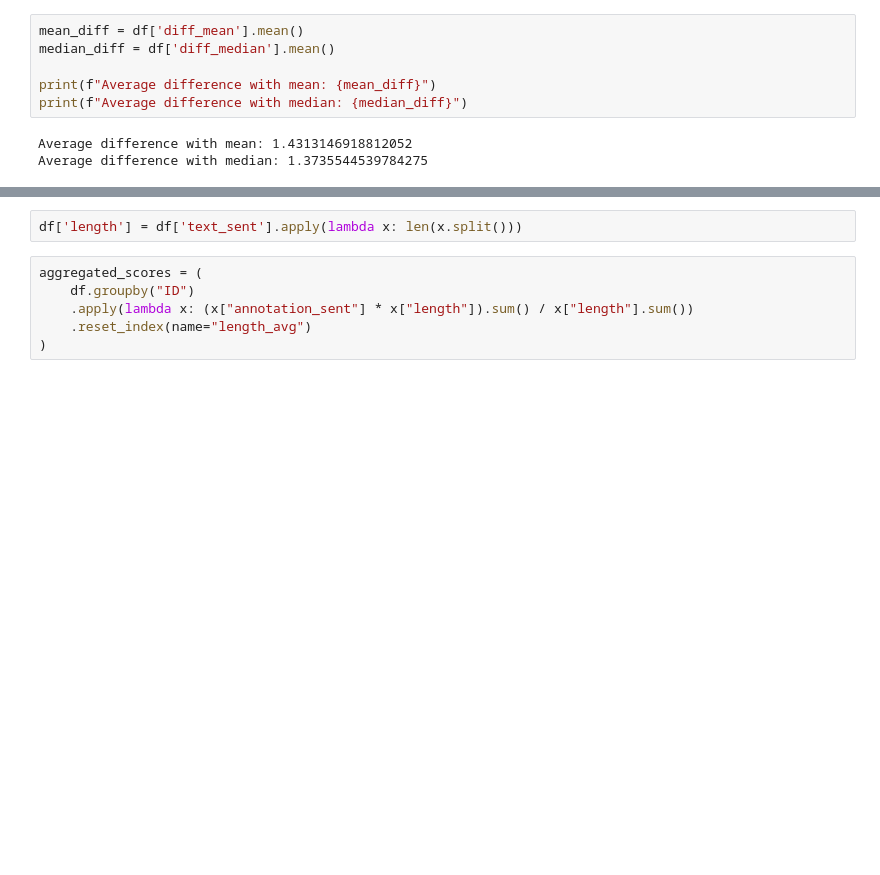
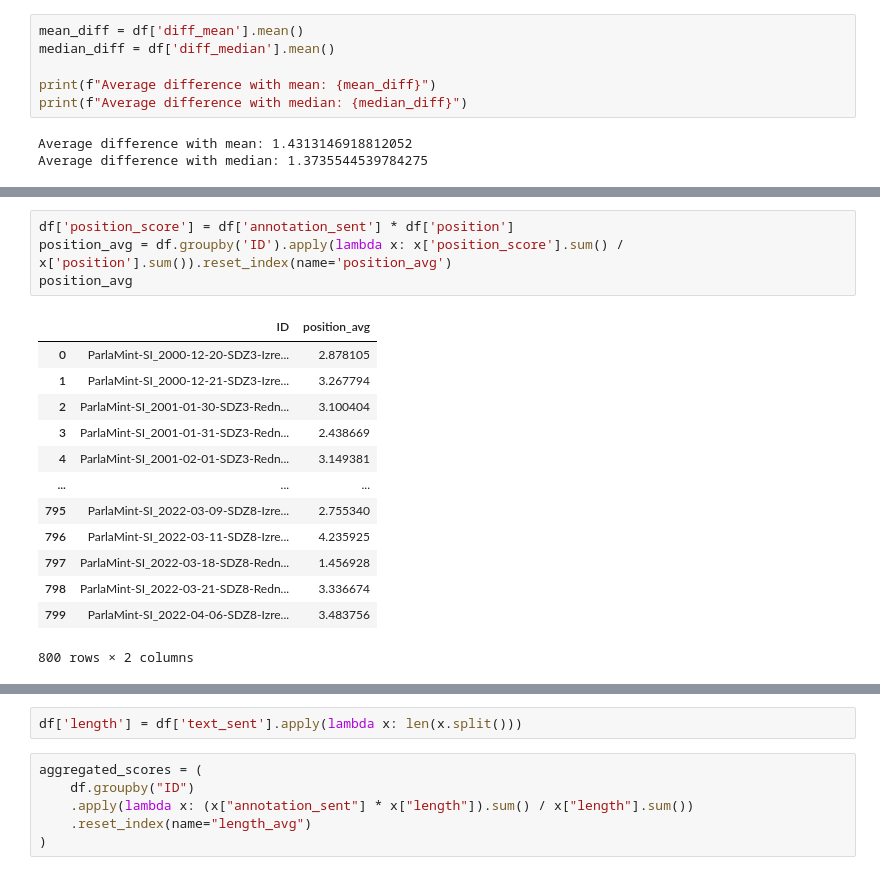
Before and after one commit to katjameden/ParlaMint_Sentiment, a Jupyter notebook: Aggregation/Notebooks/Aggregation_dev.ipynb, the cells around one changed output, grey strips where cells are left out. Saved outputs shown, nothing was run; the diff lists cells and outputs as text; blank space fills up the shorter version.

```diff
--- a/Aggregation/Notebooks/Aggregation_dev.ipynb
+++ b/Aggregation/Notebooks/Aggregation_dev.ipynb
@@ -99 +104,19 @@ df.head(3)
+# %%
+df['position_score'] = df['annotation_sent'] * df['position']
+position_avg = df.groupby('ID').apply(lambda x: x['position_score'].sum() / x['position'].sum()).reset_index(name='position_avg')
+position_avg
+# %% [output]
+|  | ID | position_avg |
+| 0 | ParlaMint-SI_2000-12-20-SDZ3-Izre... | 2.878105 |
+| 1 | ParlaMint-SI_2000-12-21-SDZ3-Izre... | 3.267794 |
+| 2 | ParlaMint-SI_2001-01-30-SDZ3-Redn... | 3.100404 |
+| 3 | ParlaMint-SI_2001-01-31-SDZ3-Redn... | 2.438669 |
+| 4 | ParlaMint-SI_2001-02-01-SDZ3-Redn... | 3.149381 |
+| ... | ... | ... |
+| 795 | ParlaMint-SI_2022-03-09-SDZ8-Izre... | 2.755340 |
+| 796 | ParlaMint-SI_2022-03-11-SDZ8-Izre... | 4.235925 |
+| 797 | ParlaMint-SI_2022-03-18-SDZ8-Redn... | 1.456928 |
+| 798 | ParlaMint-SI_2022-03-21-SDZ8-Redn... | 3.336674 |
+| 799 | ParlaMint-SI_2022-04-06-SDZ8-Izre... | 3.483756 |
+800 rows × 2 columns
 # %%
```
Also changed, not shown: parts of 17 cells of this notebook, 3 other files.
